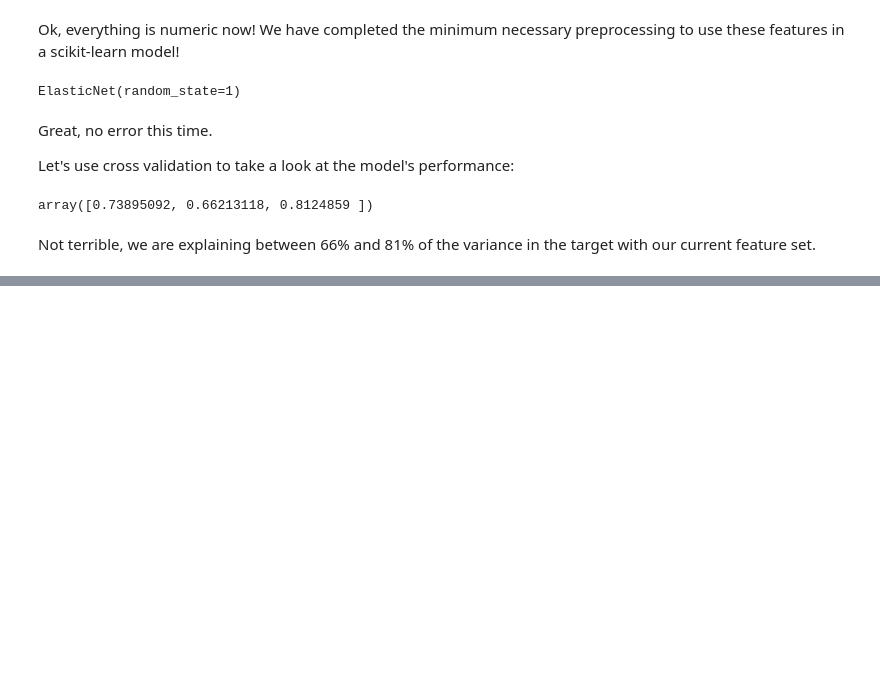
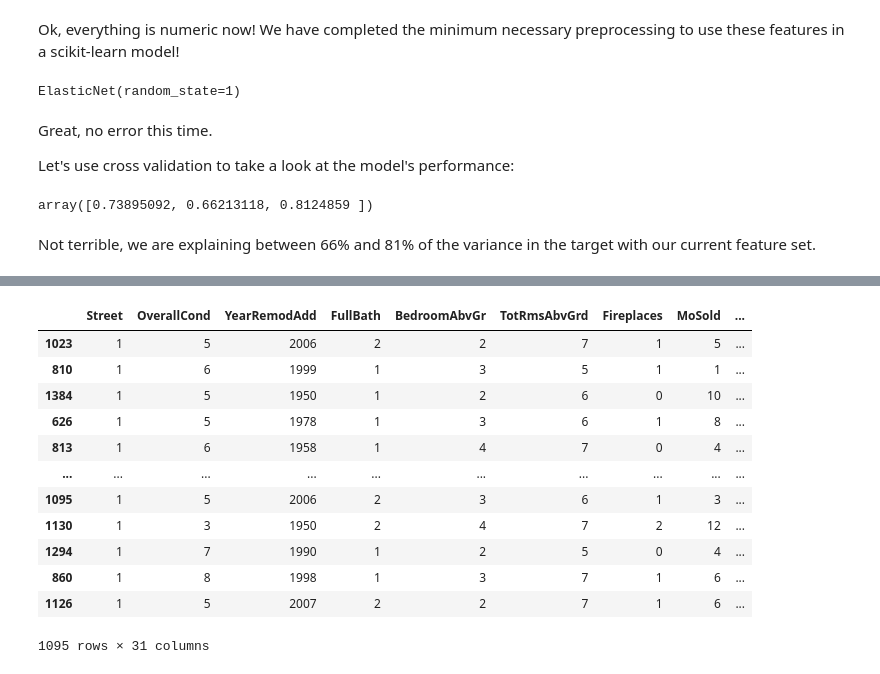
Before and after one commit to learn-co-curriculum/dsc-sklearn-preprocessing-lab, a Jupyter notebook: index.ipynb, the cells around one changed output, grey strips where cells are left out. Saved outputs shown, nothing was run; the diff lists cells and outputs as text; code cells hidden in the pictures; blank space fills up the shorter version.

```diff
--- a/index.ipynb
+++ b/index.ipynb
@@ -959,0 +1026,8 @@ Not terrible, we are explaining between 66% and 81% of the variance in the targe
+# %%
+
+# (4) Transform poly_columns using the transformer and
+# assign the result poly_columns_expanded_train
+poly_columns_expanded_train = poly.transform(poly_columns_train)
+
+# Visually inspect poly_columns_expanded_train
+poly_columns_expanded_train
@@ -959,0 +1048,14 @@ Not terrible, we are explaining between 66% and 81% of the variance in the targe
+# %%
+
+# (5a) Make the transformed data into a dataframe
+poly_columns_expanded_train = pd.DataFrame(
+    # Pass in NumPy array created in previous step
+    poly_columns_expanded_train,
+    # Set the column names to the features created by poly
+    columns=poly.get_feature_names(poly_column_names),
+    # Set the index to match X_train's index
+    index=X_train.index
+)
+
+# Visually inspect new dataframe
+poly_columns_expanded_train
@@ -959,0 +1076,24 @@ Not terrible, we are explaining between 66% and 81% of the variance in the targe
+# %%
+
+# (5b) Drop original columns
+X_train.drop(poly_column_names, axis=1, inplace=True)
+
+# (5c) Concatenate the new dataframe with current X_train
+X_train = pd.concat([X_train, poly_columns_expanded_train], axis=1)
+
+# Visually inspect X_train
+X_train
+# %% [output]
+|  | Street | OverallCond | YearRemodAdd | FullBath | BedroomAbvGr | TotRmsAbvGrd | Fireplaces | MoSold | ... |
+| 1023 | 1 | 5 | 2006 | 2 | 2 | 7 | 1 | 5 | ... |
+| 810 | 1 | 6 | 1999 | 1 | 3 | 5 | 1 | 1 | ... |
+| 1384 | 1 | 5 | 1950 | 1 | 2 | 6 | 0 | 10 | ... |
+| 626 | 1 | 5 | 1978 | 1 | 3 | 6 | 1 | 8 | ... |
+| 813 | 1 | 6 | 1958 | 1 | 4 | 7 | 0 | 4 | ... |
+| ... | ... | ... | ... | ... | ... | ... | ... | ... | ... |
+| 1095 | 1 | 5 | 2006 | 2 | 3 | 6 | 1 | 3 | ... |
+| 1130 | 1 | 3 | 1950 | 2 | 4 | 7 | 2 | 12 | ... |
+| 1294 | 1 | 7 | 1990 | 1 | 2 | 5 | 0 | 4 | ... |
+| 860 | 1 | 8 | 1998 | 1 | 3 | 7 | 1 | 6 | ... |
+| 1126 | 1 | 5 | 2007 | 2 | 2 | 7 | 1 | 6 | ... |
+1095 rows × 31 columns
```
Also changed, not shown: parts of 46 cells of this notebook, 2 other files.
